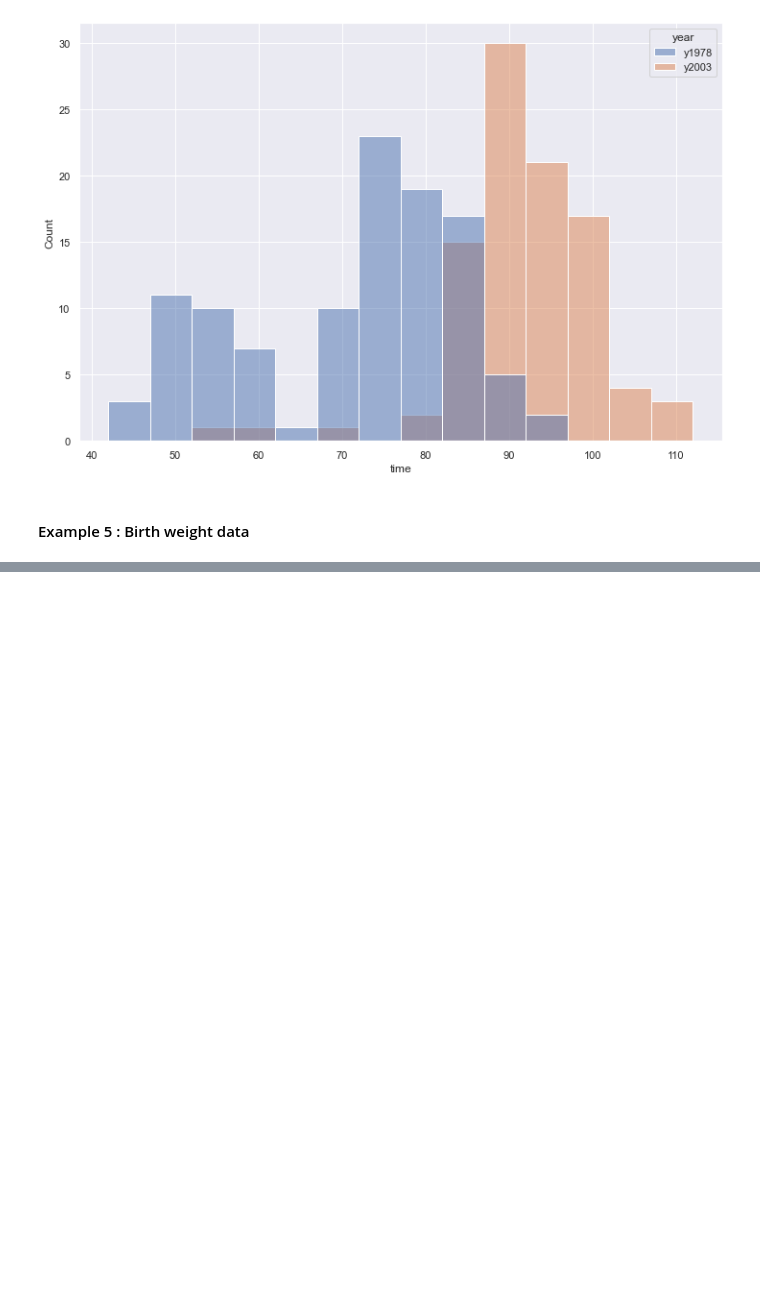
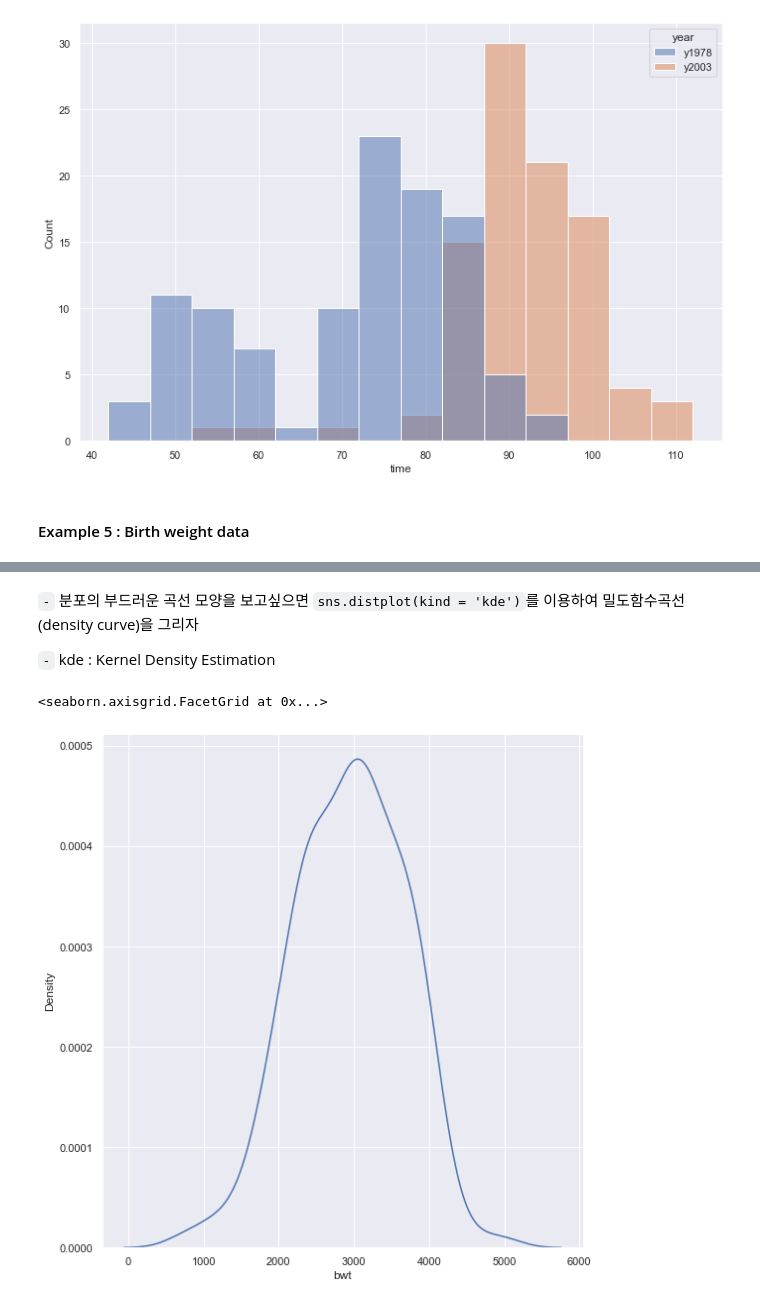
Before and after one commit to Jaesu26/study-blog, a Jupyter notebook: _notebooks/2021-09-08-빅데이터개론.ipynb, the cells around one changed output, grey strips where cells are left out. Saved outputs shown, nothing was run; the diff lists cells and outputs as text; code cells hidden in the pictures; blank space fills up the shorter version.

```diff
--- a/_notebooks/2021-09-08-빅데이터개론.ipynb
+++ b/_notebooks/2021-09-08-빅데이터개론.ipynb
@@ -1624,0 +1646,9 @@ sns.histplot(x = 'time', binwidth= 5, hue = 'year', data = of) # hue는 색상 -
+# %% [markdown]
+`-` 분포의 부드러운 곡선 모양을 보고싶으면 `sns.distplot(kind = 'kde')`를 이용하여 밀도함수곡선(density curve)을 그리자
+
+`-` kde : Kernel Density Estimation
+# %%
+sns.displot(x = 'bwt', kind = 'kde', height = 8, data = birthwt)
+# %% [output]
+<seaborn.axisgrid.FacetGrid at 0x...>
+[figure, added]
```
Also changed, not shown: parts of 37 cells of this notebook.
